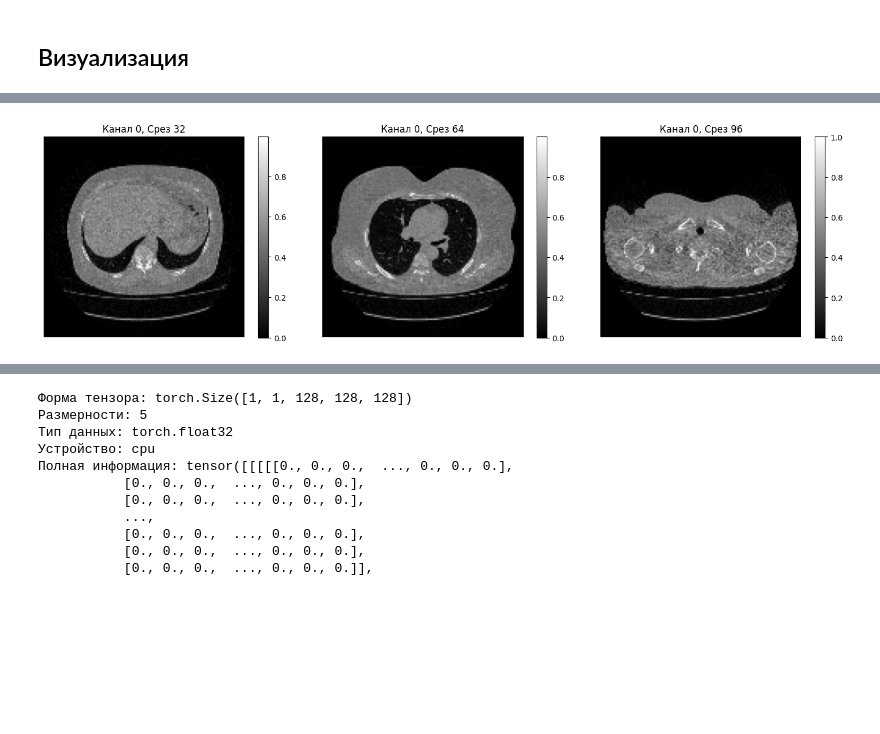
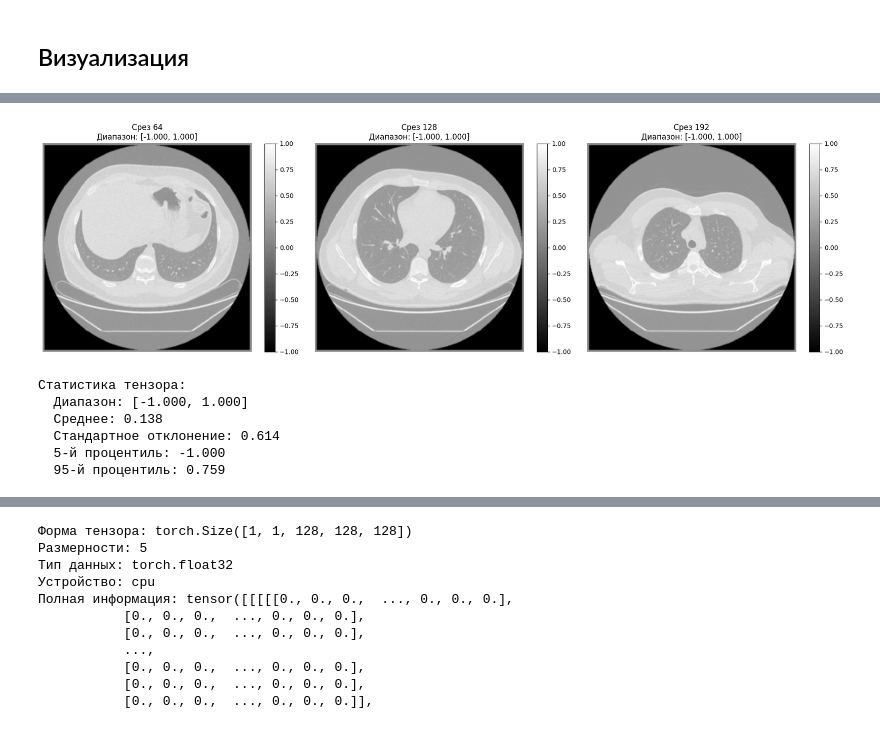
Before and after one commit to Izymka/hackathon_imoscow2025, a Jupyter notebook: chest_ct_ai_classifier/src/data_preprocessing.ipynb, the cells around one changed output, grey strips where cells are left out. Cells and saved outputs as stored; diff of their text form; code cells hidden in the pictures; blank space fills up the shorter version.

```diff
--- a/chest_ct_ai_classifier/src/data_preprocessing.ipynb
+++ b/chest_ct_ai_classifier/src/data_preprocessing.ipynb
@@ -121,11 +192,11 @@ CSV файл успешно создан: labels.csv
 assessor = CTTensorQualityAssessment()
 
 # Укажите путь к вашему файлу
-tensor_path = "data/train/tensors/02.pt"  # Замените на реальный путь
+tensor_path = "data/processed/1.2.840.113619.2.452.3.279713025.18.1612149039.415.pt"  # Замените на реальный путь
 
 tensor = assessor.load_tensor_from_file(
     tensor_path,
-    target_shape=(1,1, 128, 128, 128)
+    target_shape=(1,1, 256, 256, 256)
 )
 
 quality_report = assessor.assess_tensor_quality(tensor, "my_scan")
@@ -150,4 +221,10 @@ Inf значения: Нет ✓
 # %%
-assessor.visualize_all_channels(tensor)
+assessor.visualize_tensor(tensor)
 # %% [output]
-[figure, old version]
+[figure, new version]
+Статистика тензора:
+  Диапазон: [-1.000, 1.000]
+  Среднее: 0.138
+  Стандартное отклонение: 0.614
+  5-й процентиль: -1.000
+  95-й процентиль: 0.759
```
Also changed, not shown: parts of 35 cells of this notebook, 4 other files.
